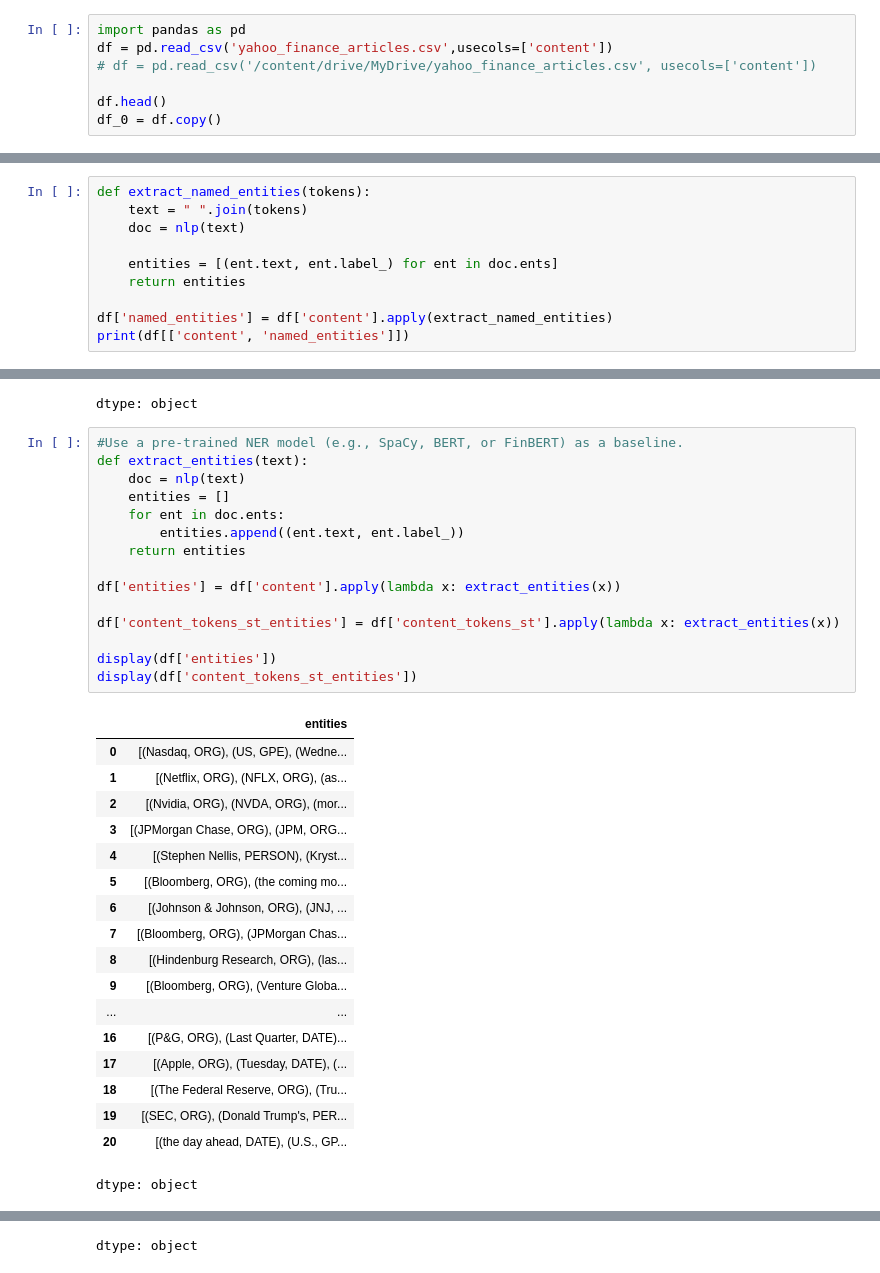
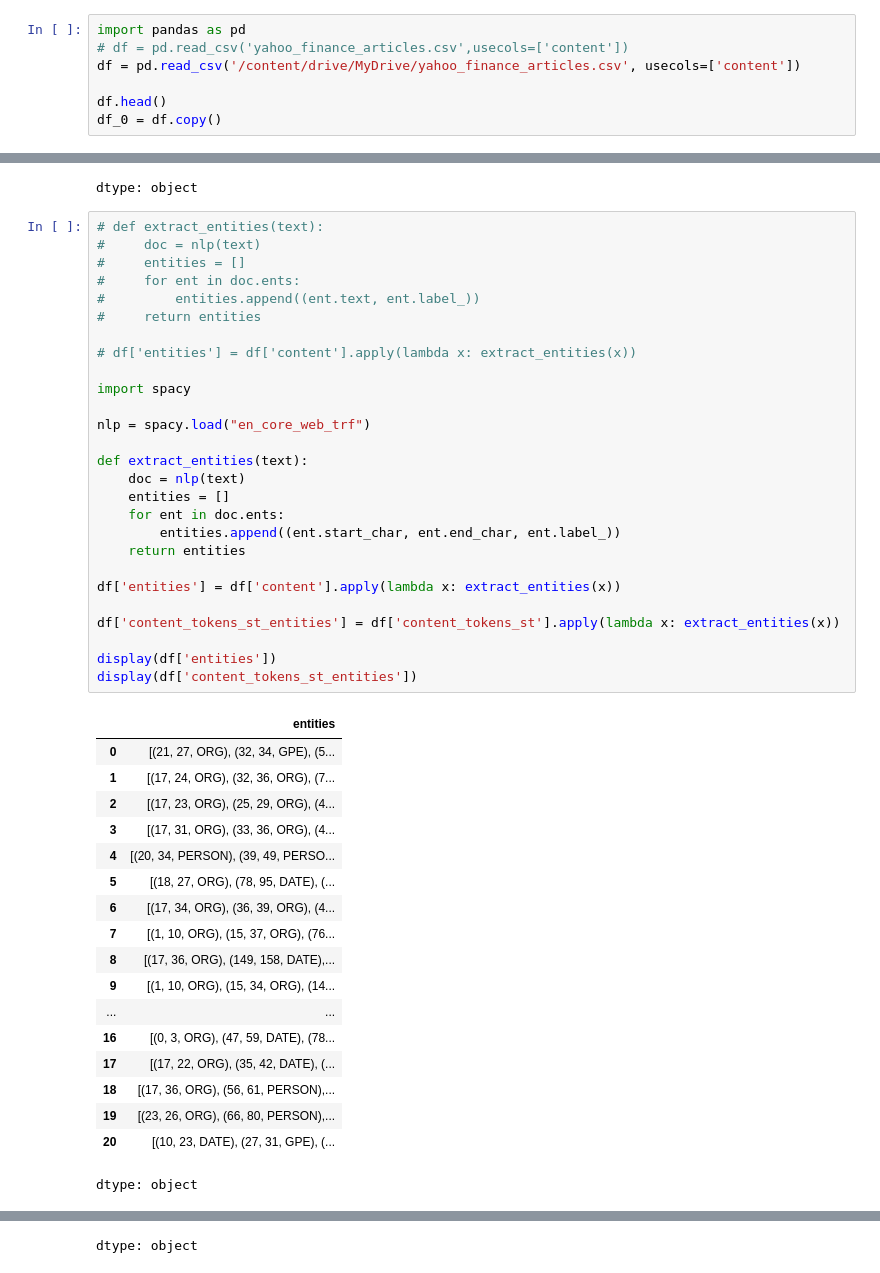
Before and after one commit to hrithiklodha/NER_finance, a Jupyter notebook: nlp_process.ipynb, the cells around one changed output, grey strips where cells are left out. Saved outputs shown, nothing was run; the diff lists cells and outputs as text.

Commit message:
model training, prediction

```diff
--- a/nlp_process.ipynb
+++ b/nlp_process.ipynb
@@ -6,7 +6,7 @@ Mounted at /content/drive
 # %%
 import pandas as pd
-df = pd.read_csv('yahoo_finance_articles.csv',usecols=['content'])
-# df = pd.read_csv('/content/drive/MyDrive/yahoo_finance_articles.csv', usecols=['content'])
+# df = pd.read_csv('yahoo_finance_articles.csv',usecols=['content'])
+df = pd.read_csv('/content/drive/MyDrive/yahoo_finance_articles.csv', usecols=['content'])
 
 df.head()
 df_0 = df.copy()
@@ -100,13 +92,3 @@ for ent in doc.ents:
 Extracted Named Entities:
 Tesla: ORG
 Elon Musk: PERSON
-# %%
-def extract_named_entities(tokens):
-    text = " ".join(tokens)
-    doc = nlp(text)
-
-    entities = [(ent.text, ent.label_) for ent in doc.ents]
-    return entities
-
-df['named_entities'] = df['content'].apply(extract_named_entities)
-print(df[['content', 'named_entities']])
@@ -172,37 +115,49 @@ df['content_tokens_st']
 | 20 | look day ahead u.s. global market... |
 dtype: object
 # %%
-#Use a pre-trained NER model (e.g., SpaCy, BERT, or FinBERT) as a baseline.
+# def extract_entities(text):
+#     doc = nlp(text)
+#     entities = []
+#     for ent in doc.ents:
+#         entities.append((ent.text, ent.label_))
+#     return entities
+
+# df['entities'] = df['content'].apply(lambda x: extract_entities(x))
+
+import spacy
+
+nlp = spacy.load("en_core_web_trf")
+
 def extract_entities(text):
     doc = nlp(text)
     entities = []
     for ent in doc.ents:
-        entities.append((ent.text, ent.label_))
+        entities.append((ent.start_char, ent.end_char, ent.label_))
     return entities
 
 df['entities'] = df['content'].apply(lambda x: extract_entities(x))
 
 df['content_tokens_st_entities'] = df['content_tokens_st'].apply(lambda x: extract_entities(x))
 
 display(df['entities'])
 display(df['content_tokens_st_entities'])
 # %% [output]
 |  | entities |
-| 0 | [(Nasdaq, ORG), (US, GPE), (Wedne... |
-| 1 | [(Netflix, ORG), (NFLX, ORG), (as... |
-| 2 | [(Nvidia, ORG), (NVDA, ORG), (mor... |
-| 3 | [(JPMorgan Chase, ORG), (JPM, ORG... |
-| 4 | [(Stephen Nellis, PERSON), (Kryst... |
-| 5 | [(Bloomberg, ORG), (the coming mo... |
-| 6 | [(Johnson & Johnson, ORG), (JNJ, ... |
-| 7 | [(Bloomberg, ORG), (JPMorgan Chas... |
-| 8 | [(Hindenburg Research, ORG), (las... |
-| 9 | [(Bloomberg, ORG), (Venture Globa... |
+| 0 | [(21, 27, ORG), (32, 34, GPE), (5... |
+| 1 | [(17, 24, ORG), (32, 36, ORG), (7... |
+| 2 | [(17, 23, ORG), (25, 29, ORG), (4... |
+| 3 | [(17, 31, ORG), (33, 36, ORG), (4... |
+| 4 | [(20, 34, PERSON), (39, 49, PERSO... |
+| 5 | [(18, 27, ORG), (78, 95, DATE), (... |
+| 6 | [(17, 34, ORG), (36, 39, ORG), (4... |
+| 7 | [(1, 10, ORG), (15, 37, ORG), (76... |
+| 8 | [(17, 36, ORG), (149, 158, DATE),... |
+| 9 | [(1, 10, ORG), (15, 34, ORG), (14... |
 | ... | ... |
-| 16 | [(P&G, ORG), (Last Quarter, DATE)... |
-| 17 | [(Apple, ORG), (Tuesday, DATE), (... |
-| 18 | [(The Federal Reserve, ORG), (Tru... |
-| 19 | [(SEC, ORG), (Donald Trump's, PER... |
-| 20 | [(the day ahead, DATE), (U.S., GP... |
+| 16 | [(0, 3, ORG), (47, 59, DATE), (78... |
+| 17 | [(17, 22, ORG), (35, 42, DATE), (... |
+| 18 | [(17, 36, ORG), (56, 61, PERSON),... |
+| 19 | [(23, 26, ORG), (66, 80, PERSON),... |
+| 20 | [(10, 23, DATE), (27, 31, GPE), (... |
 dtype: object
 |  | content_tokens_st_entities |
```
Also changed, not shown: parts of 17 cells of this notebook, 3 other files.
